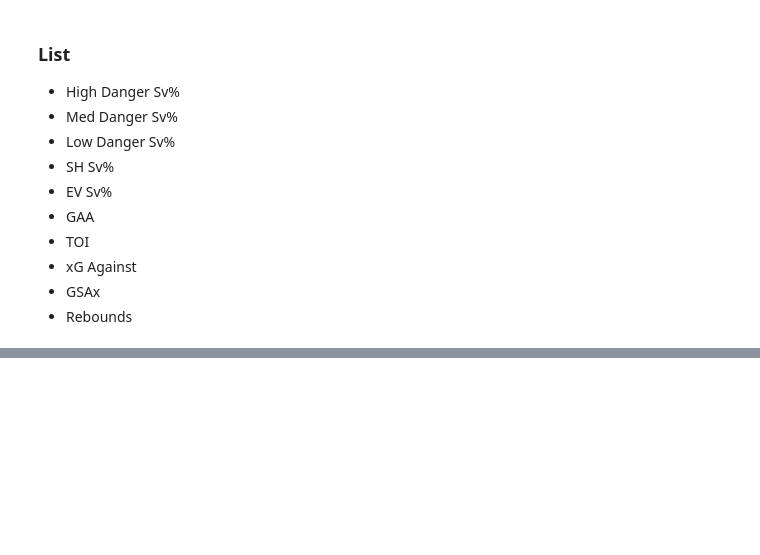
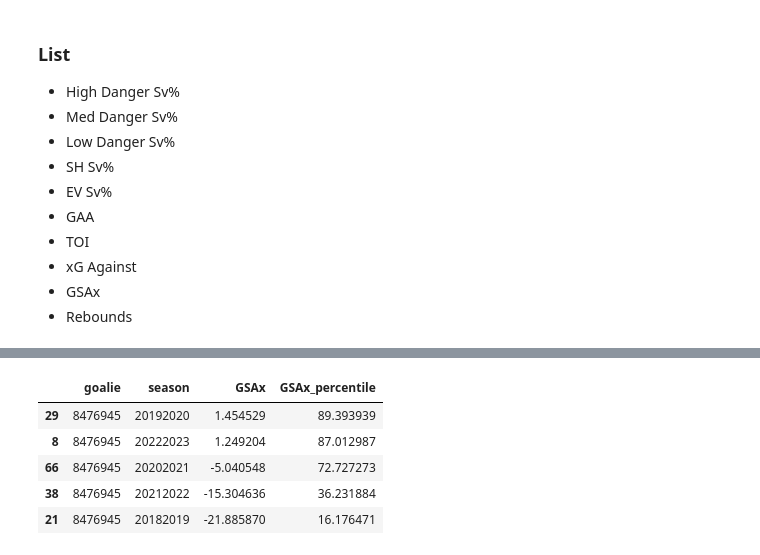
Before and after one commit to CharlesJub/HockeySavant, a Jupyter notebook: scripts/percentiles.ipynb, the cells around one changed output, grey strips where cells are left out. Cells and saved outputs as stored; diff of their text form; code cells hidden in the pictures; blank space fills up the shorter version.

```diff
--- a/scripts/percentiles.ipynb
+++ b/scripts/percentiles.ipynb
@@ -469,0 +609,9 @@ sc = play_by_play.plot(x='coordsX', y='coordsY', kind='scatter',
+# %%
+goalie_stats_df[goalie_stats_df['goalie'] == 8476945][['goalie', 'season', 'GSAx','GSAx_percentile']].sort_values(by='GSAx_percentile', ascending=False)
+# %% [output]
+|  | goalie | season | GSAx | GSAx_percentile |
+| 29 | 8476945 | 20192020 | 1.454529 | 89.393939 |
+| 8 | 8476945 | 20222023 | 1.249204 | 87.012987 |
+| 66 | 8476945 | 20202021 | -5.040548 | 72.727273 |
+| 38 | 8476945 | 20212022 | -15.304636 | 36.231884 |
+| 21 | 8476945 | 20182019 | -21.885870 | 16.176471 |
```
Also changed, not shown: parts of 21 cells of this notebook.
